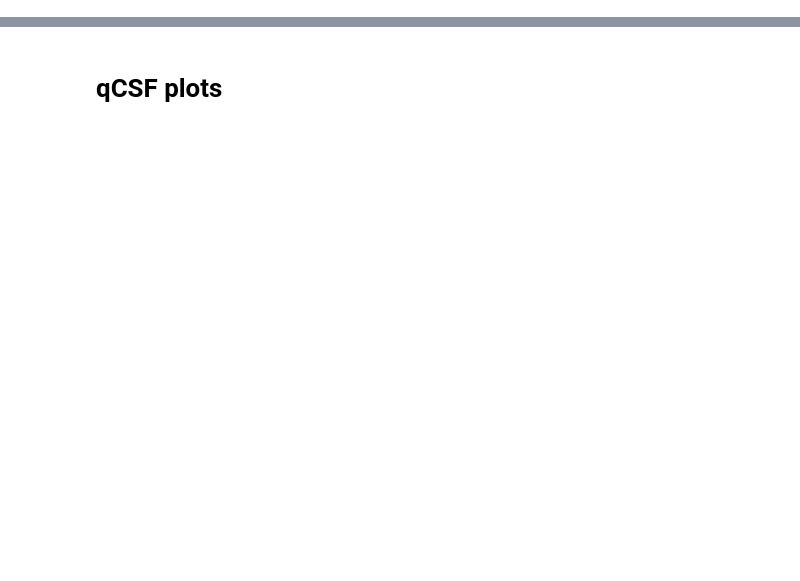
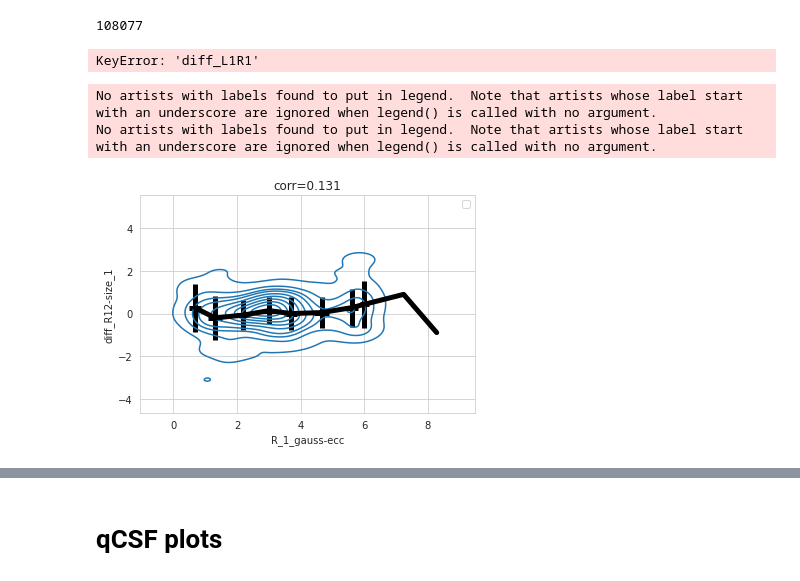
Before and after one commit to mdaghlian/amblyopia_emc, a Jupyter notebook: amb_scripts/r0_reports/r0_everything.ipynb, the cells around one changed output, grey strips where cells are left out. Drawn from its saved outputs; the diff is of its cells as text; code cells hidden in the pictures; blank space fills up the shorter version.

```diff
--- a/amb_scripts/r0_reports/r0_everything.ipynb
+++ b/amb_scripts/r0_reports/r0_everything.ipynb
@@ -22,5 +24,5 @@ The autoreload extension is already loaded. To reload it, use:
 # %%
-sub_list = ['sub-01', 'sub-02']
+sub_list = ['sub-02']#, 'sub-02']
 ses_list = ['ses-1', 'ses-2']
 qCSF_info = {}
 for sub in sub_list:
@@ -91,0 +141,40 @@ for sub in sub_list:
+# %%
+amb_load_roi(sub, 'occ').sum()
+# %% [output]
+108077
+# %%
+roi_mask = amb_load_roi(sub, 'all')
+th={
+    'L_1_gauss-min-rsq':.1,
+    'L_2_gauss-min-rsq':.1,
+    'R_1_gauss-min-rsq':.1,
+    'R_2_gauss-min-rsq':.1,
+    #
+    'R_1_gauss-bound-ecc':[0,5],
+    'R_2_gauss-bound-ecc':[0,5],
+    'L_1_gauss-bound-ecc':[0,5],
+    'L_2_gauss-bound-ecc':[0,5],
+
+    'roi':roi_mask
+    }
+p_list = ['diff_L1R1-size_1', 'diff_L2R2-size_1']
+pd2plot = pd.DataFrame(prf_multi[sub].return_th_params(p_list, th, th_plus={'roi':roi_mask}))
+dag_full_violin(pd2plot)
+# plt.gca().set_title(f'{m} {sub}')
+# plt.gca().set_ylabel(p)
+plt.gca().set_xlabel('session')
+# plt.gca().legend(['Left', 'Right'])
+# plt.gca().set_ylim(vval_dict[p])
+plt.gcf().set_size_inches(10,10)
+dag_update_ax_fontsize(plt.gca(), 20)
+# %% [output]
+KeyError: 'diff_L1R1'
+# %%
+roi_mask = amb_load_roi(sub, 'b14_V1')
+prf_multi[sub].rapid_p_corr(
+    py='diff_R12-size_1', px='R_1_gauss-ecc', th={'R_1_gauss-min-rsq':.2, 'R_2_gauss-min-rsq':.2, 'roi':roi_mask}, do_kde=True, do_scatter=False, do_line=True
+)
+# %% [output]
+No artists with labels found to put in legend.  Note that artists whose label start with an underscore are ignored when legend() is called with no argument.
+No artists with labels found to put in legend.  Note that artists whose label start with an underscore are ignored when legend() is called with no argument.
+[figure, added]
```
Also changed, not shown: parts of 14 cells of this notebook, 26 other files.
